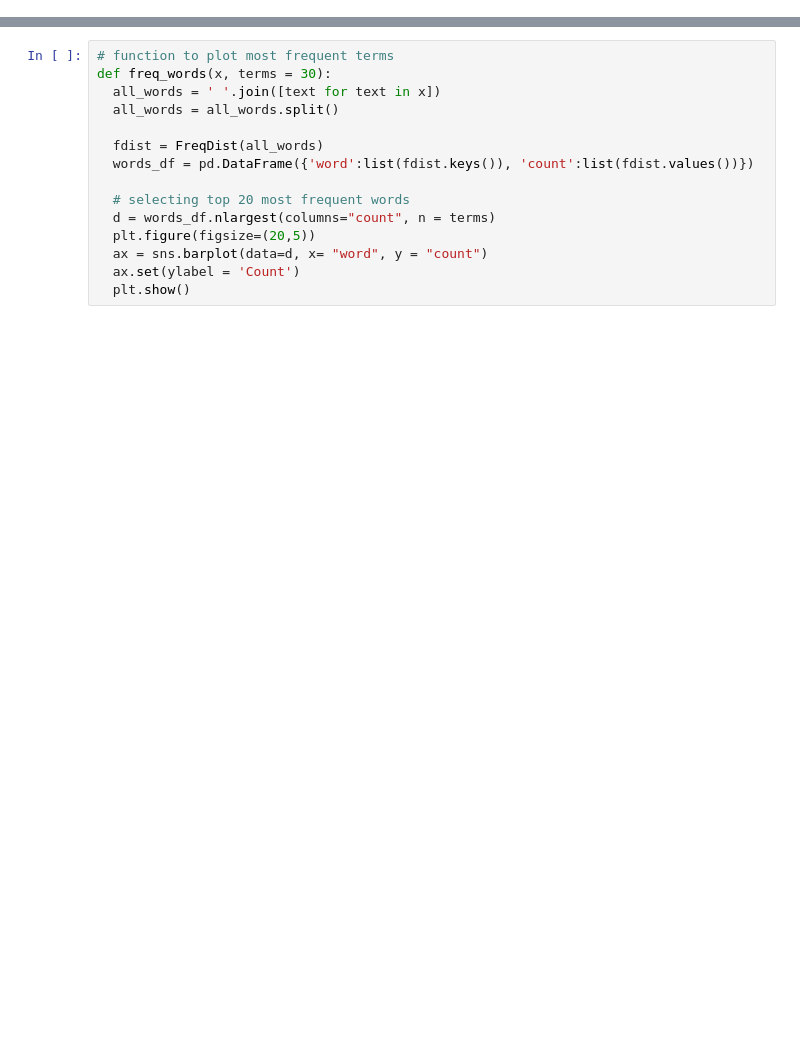
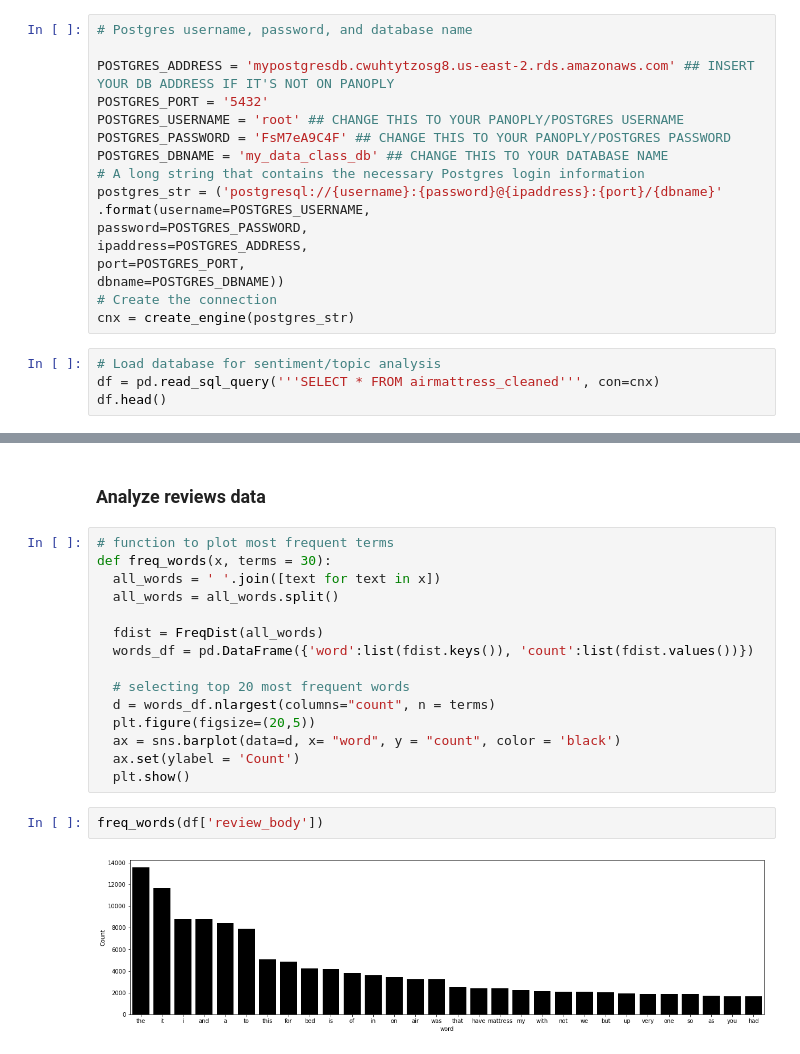
Before and after one commit to jbenasuli/consumer_behavior, a Jupyter notebook: topic_analysis_ML_v1.ipynb, the cells around one changed output, grey strips where cells are left out. Drawn from its saved outputs; the diff is of its cells as text; blank space fills up the shorter version.

```diff
--- a/topic_analysis_ML_v1.ipynb
+++ b/topic_analysis_ML_v1.ipynb
@@ -45,0 +32,21 @@ df_product.head(10)
+# %%
+# Postgres username, password, and database name
+
+POSTGRES_ADDRESS = 'mypostgresdb.cwuhtytzosg8.us-east-2.rds.amazonaws.com' ## INSERT YOUR DB ADDRESS IF IT'S NOT ON PANOPLY
+POSTGRES_PORT = '5432'
+POSTGRES_USERNAME = 'root' ## CHANGE THIS TO YOUR PANOPLY/POSTGRES USERNAME
+POSTGRES_PASSWORD = 'FsM7eA9C4F' ## CHANGE THIS TO YOUR PANOPLY/POSTGRES PASSWORD
+POSTGRES_DBNAME = 'my_data_class_db' ## CHANGE THIS TO YOUR DATABASE NAME
+# A long string that contains the necessary Postgres login information
+postgres_str = ('postgresql://{username}:{password}@{ipaddress}:{port}/{dbname}'
+.format(username=POSTGRES_USERNAME,
+password=POSTGRES_PASSWORD,
+ipaddress=POSTGRES_ADDRESS,
+port=POSTGRES_PORT,
+dbname=POSTGRES_DBNAME))
+# Create the connection
+cnx = create_engine(postgres_str)
+# %%
+# Load database for sentiment/topic analysis
+df = pd.read_sql_query('''SELECT * FROM airmattress_cleaned''', con=cnx)
+df.head()
@@ -46,3 +60,5 @@ df_product.head(10)
+# %% [markdown]
+### Analyze reviews data
 # %%
 # function to plot most frequent terms
 def freq_words(x, terms = 30):
@@ -55,6 +71,10 @@ def freq_words(x, terms = 30):
   # selecting top 20 most frequent words
   d = words_df.nlargest(columns="count", n = terms)
   plt.figure(figsize=(20,5))
-  ax = sns.barplot(data=d, x= "word", y = "count")
+  ax = sns.barplot(data=d, x= "word", y = "count", color = 'black')
   ax.set(ylabel = 'Count')
   plt.show()
+# %%
+freq_words(df['review_body'])
+# %% [output]
+[figure, added]
```
Also changed, not shown: parts of 29 cells of this notebook.
